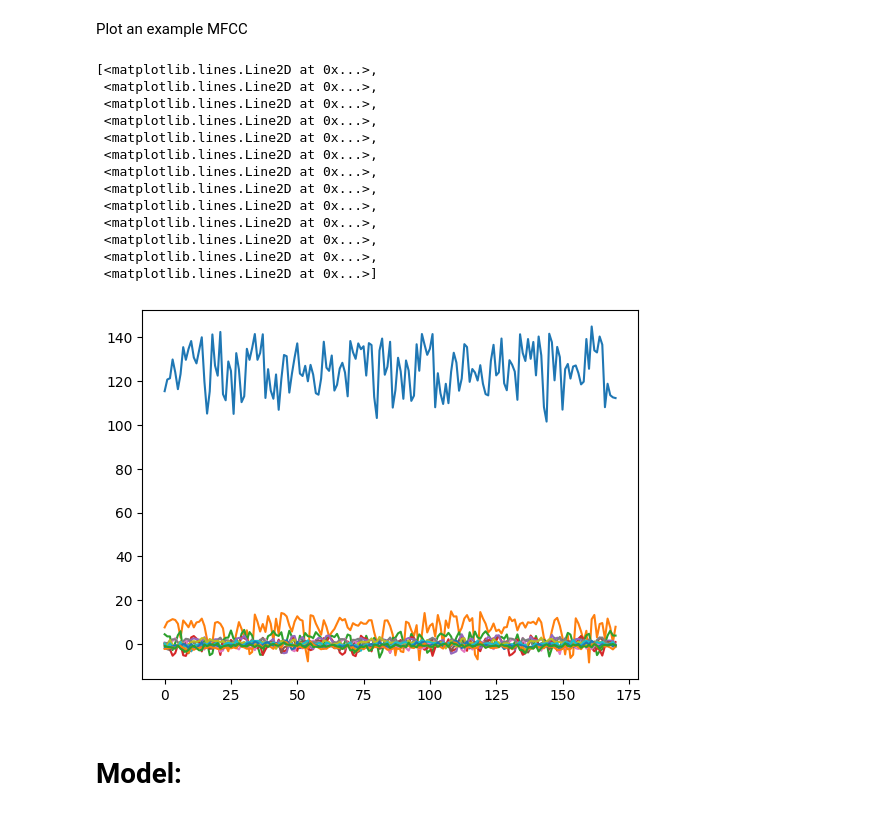
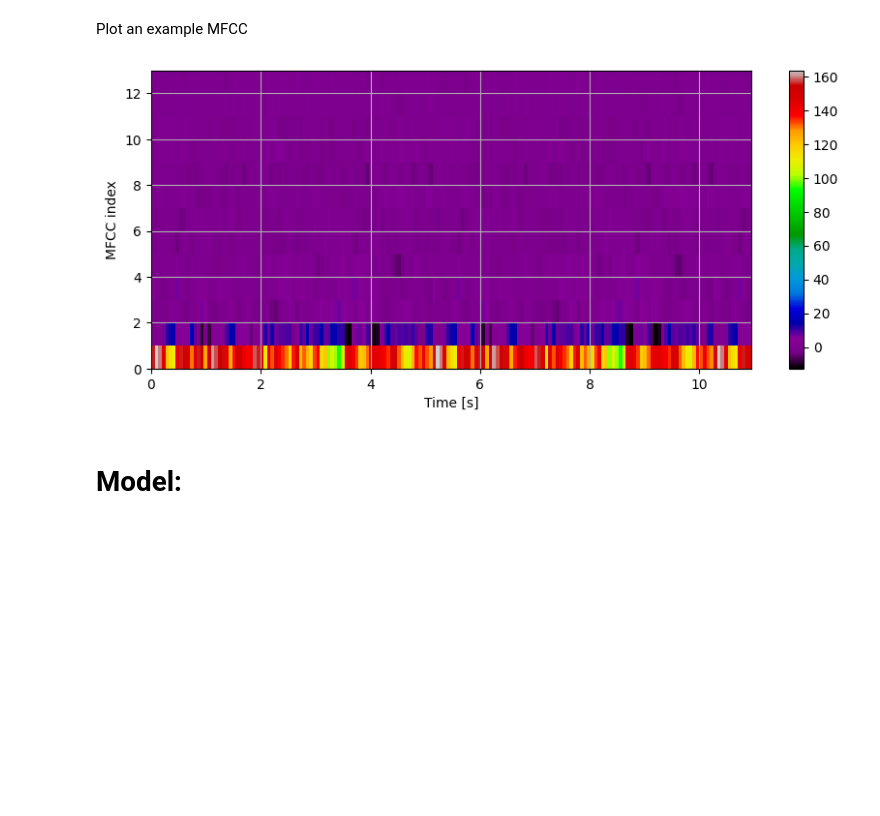
Before and after one commit to kerem-cekmeceli/ML_MCU, a Jupyter notebook: main.ipynb, the cells around one changed output. Cells and saved outputs as stored; diff of their text form; code cells hidden in the pictures; blank space fills up the shorter version.

Commit message:
MFCC plot is good

```diff
--- a/main.ipynb
+++ b/main.ipynb
@@ -99,24 +99,16 @@ with tf.device("/cpu:0"):
 # %% [markdown]
 Plot an example MFCC
 # %%
-plt.figure()
-plt.imshow(x_train_mfcc[i], interpolation="nearest", origin="lower", aspect="auto")
+plt.figure(figsize=(10, 4))
+extent = [0, x_train_mfcc[i].shape[0]*segmentLength/fs_i, 0, num_mfcc]
+plt.imshow(tf.transpose(x_train_mfcc[i], [1, 0, 2]), interpolation="nearest", origin="lower",
+           aspect="auto", extent=extent, cmap='nipy_spectral')
 plt.colorbar()
+plt.xlabel("Time [s]")
+plt.ylabel("MFCC index")
+plt.grid()
 # %% [output]
-[<matplotlib.lines.Line2D at 0x...>,
- <matplotlib.lines.Line2D at 0x...>,
- <matplotlib.lines.Line2D at 0x...>,
- <matplotlib.lines.Line2D at 0x...>,
- <matplotlib.lines.Line2D at 0x...>,
- <matplotlib.lines.Line2D at 0x...>,
- <matplotlib.lines.Line2D at 0x...>,
- <matplotlib.lines.Line2D at 0x...>,
- <matplotlib.lines.Line2D at 0x...>,
- <matplotlib.lines.Line2D at 0x...>,
- <matplotlib.lines.Line2D at 0x...>,
- <matplotlib.lines.Line2D at 0x...>,
- <matplotlib.lines.Line2D at 0x...>]
-[figure, old version]
+[figure, new version]
 # %% [markdown]
 # Model:
 # %%
```
Also changed, not shown: parts of 17 cells of this notebook.
